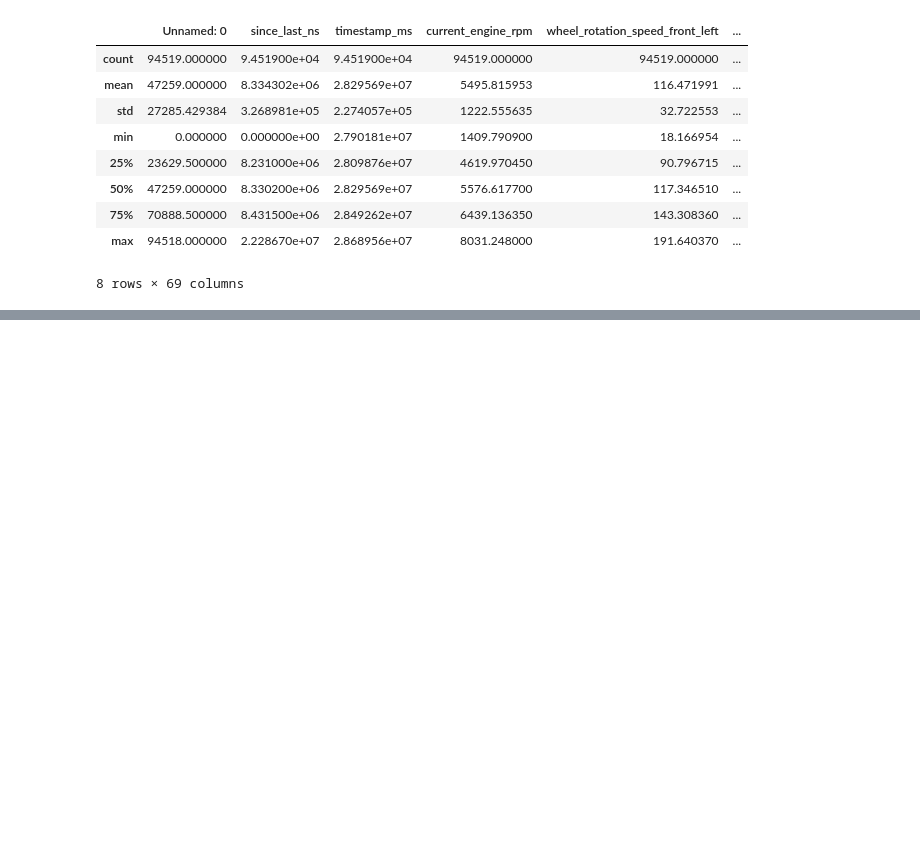
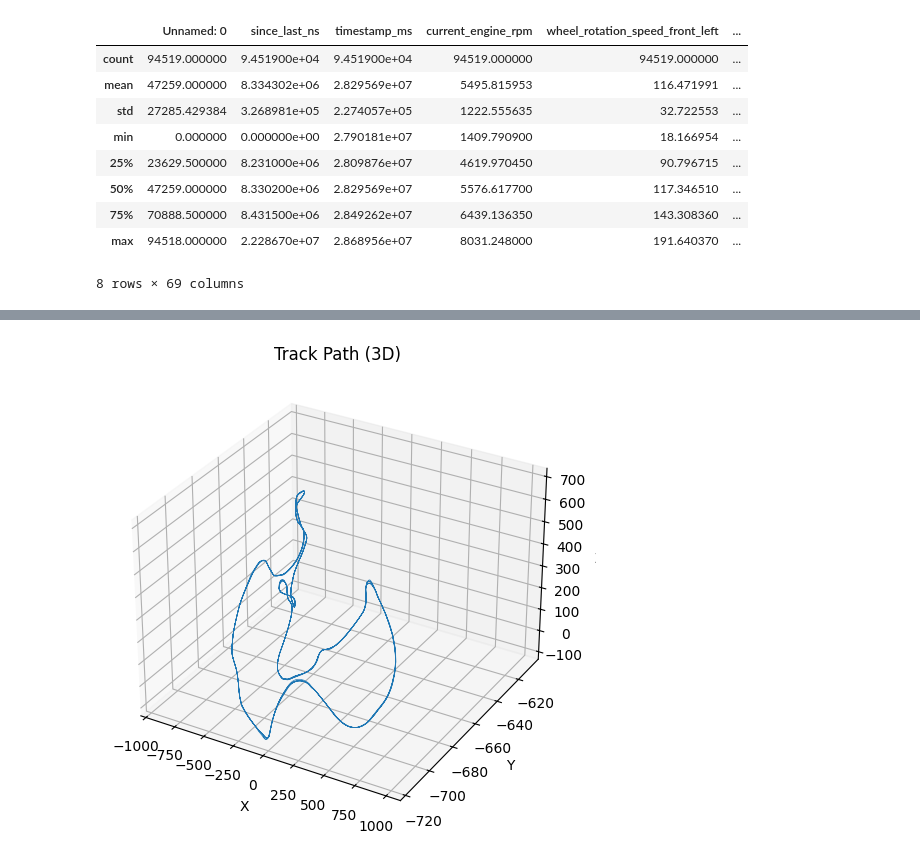
Before and after one commit to nasim-raj-laskar/Race-Telemetry, a Jupyter notebook: research/EDA.ipynb, the cells around one changed output, grey strips where cells are left out. Saved outputs shown, nothing was run; the diff lists cells and outputs as text; code cells hidden in the pictures; blank space fills up the shorter version.

```diff
--- a/research/EDA.ipynb
+++ b/research/EDA.ipynb
@@ -64,0 +106,11 @@ df.describe()
+# %%
+from mpl_toolkits.mplot3d import Axes3D
+
+fig = plt.figure(figsize=(8,6))
+ax = fig.add_subplot(111, projection='3d')
+ax.plot(df['position_x'], df['position_y'], df['position_z'], linewidth=0.5)
+ax.set_title('Track Path (3D)')
+ax.set_xlabel('X'); ax.set_ylabel('Y'); ax.set_zlabel('Z')
+plt.show()
+# %% [output]
+[figure, added]
```
Also changed, not shown: parts of 23 cells of this notebook.
